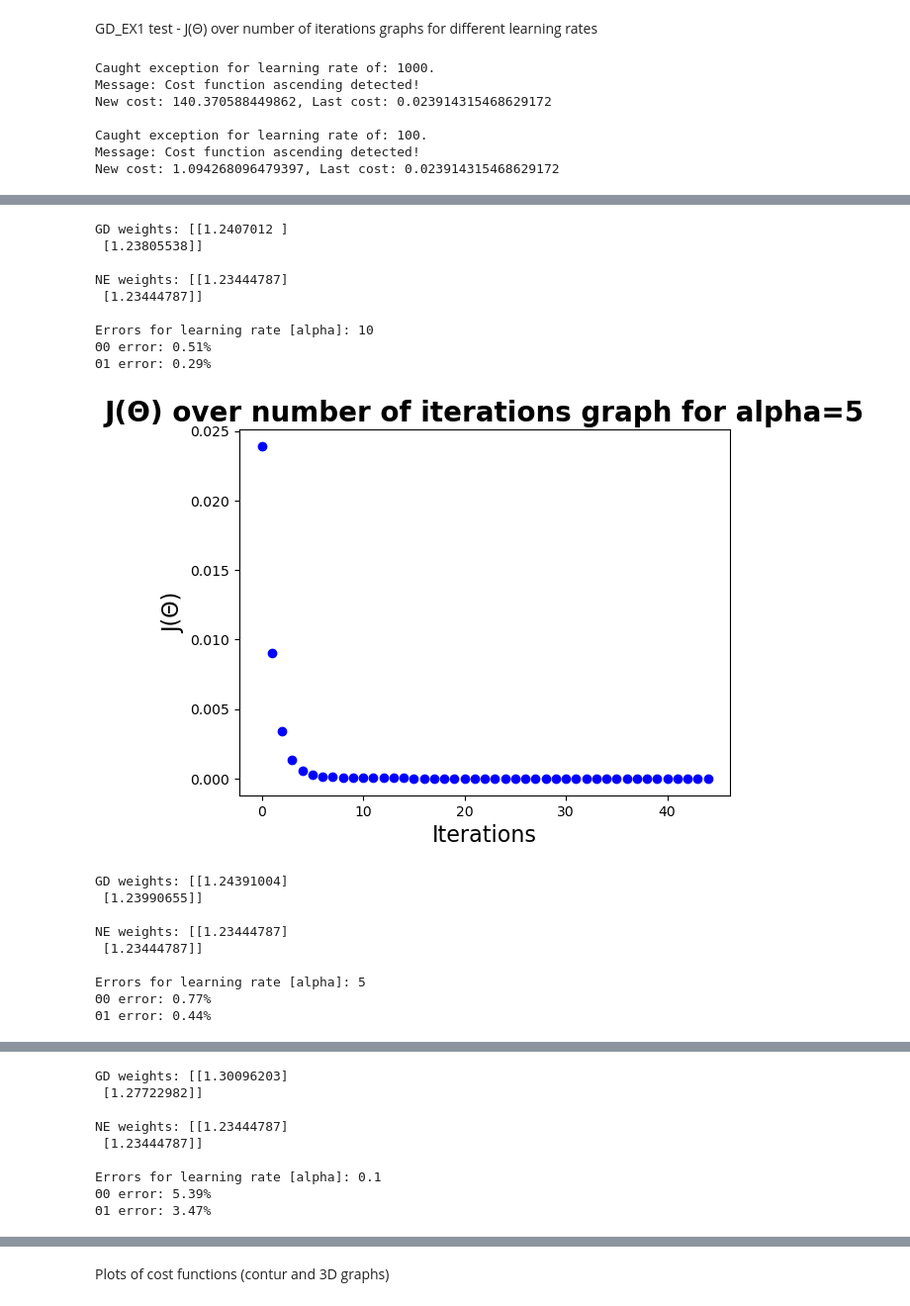
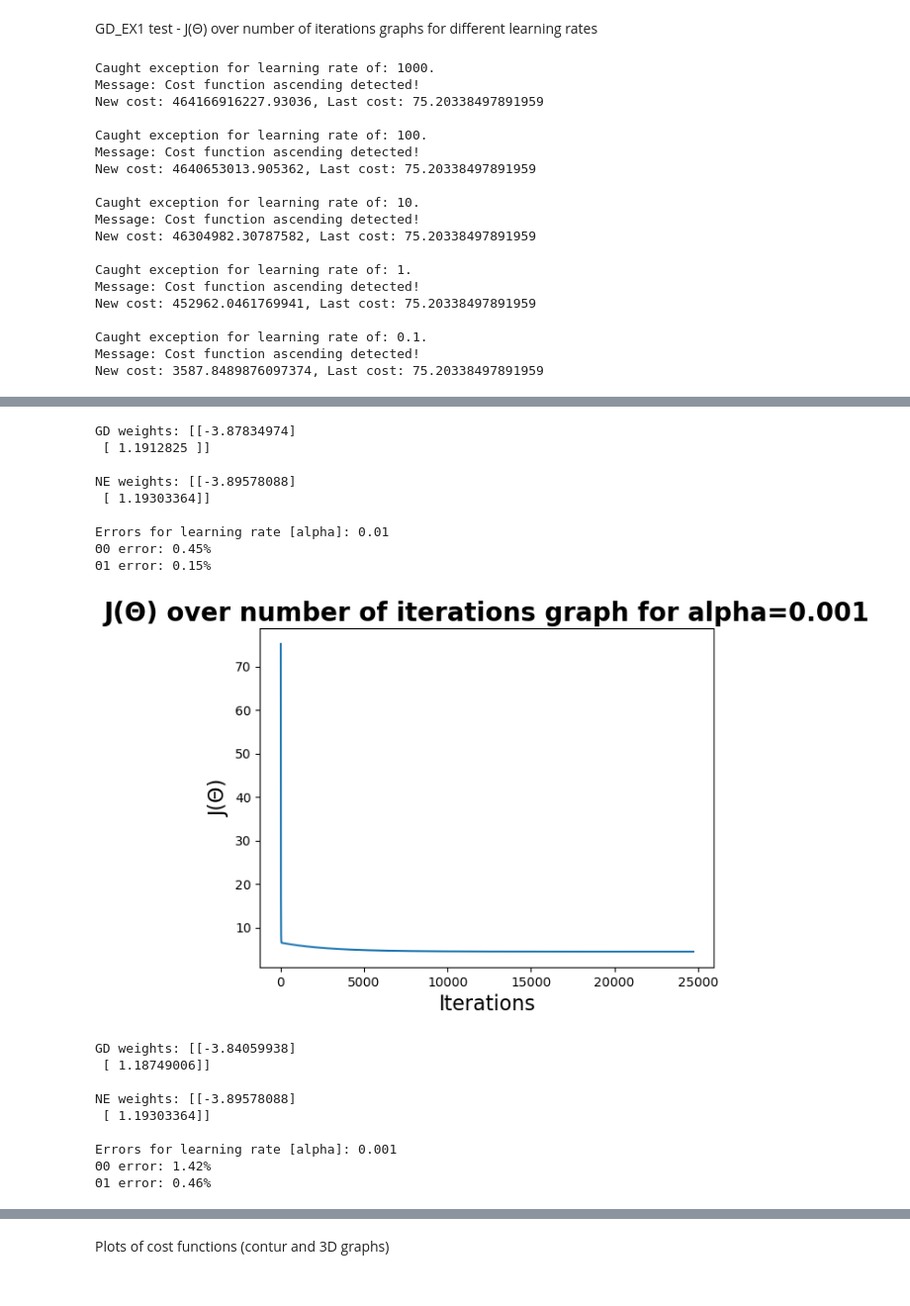
Before and after one commit to GalSarid21/MachineLearningLabs, a Jupyter notebook: Lab2/HW_2.ipynb, the cells around one changed output, grey strips where cells are left out. Shown: that part at 99% size. Saved outputs shown, nothing was run; the diff lists cells and outputs as text; code cells hidden in the pictures.

```diff
--- a/Lab2/HW_2.ipynb
+++ b/Lab2/HW_2.ipynb
@@ -166,7 +178,8 @@ Text(0.5, 1.0, 'Food truck income over population')
 # %% [markdown]
 GD_EX1 test - J(Θ) over number of iterations graphs for different learning rates
 # %%
-configuration = [(1000, 10), (100, 10), (10, 1), (5, 1), (1, 3), (0.1, 5), (0.01, 10), (0.001, 100)]
+Utils.reset_variables()
+configuration = [(1000, 1), (100, 1), (10, 1), (1, 3), (0.1, 5), (0.01, 10), (0.001, 100), (0.0001, 1000)]
 fig_num = 1
 
 for alpha, plot_res in configuration:
@@ -174,10 +187,11 @@ for alpha, plot_res in configuration:
         weights = np.array([[1],[2]])
         plt.figure(fig_num)
         gd_weights = Utils.GD_EX1(weights=weights,
-                                    dataset=ex1_df,
-                                    alpha=alpha,
-                                    plot_cost_iterations=True,
-                                    plot_resolution=plot_res)
+                                  dataset=ex1_df,
+                                  alpha=alpha,
+                                  use_regularization=False,
+                                  plot_cost_iterations=True,
+                                  plot_resolution=plot_res)
         plt.show()
         fig_num+=1
 
@@ -199,8 +213,20 @@ for alpha, plot_res in configuration:
 # %% [output]
 Caught exception for learning rate of: 1000.
 Message: Cost function ascending detected!
-New cost: 140.370588449862, Last cost: 0.023914315468629172
+New cost: 464166916227.93036, Last cost: 75.20338497891959
 
 Caught exception for learning rate of: 100.
 Message: Cost function ascending detected!
-New cost: 1.094268096479397, Last cost: 0.023914315468629172
+New cost: 4640653013.905362, Last cost: 75.20338497891959
+
+Caught exception for learning rate of: 10.
+Message: Cost function ascending detected!
+New cost: 46304982.30787582, Last cost: 75.20338497891959
+
+Caught exception for learning rate of: 1.
+Message: Cost function ascending detected!
+New cost: 452962.0461769941, Last cost: 75.20338497891959
+
+Caught exception for learning rate of: 0.1.
+Message: Cost function ascending detected!
+New cost: 3587.8489876097374, Last cost: 75.20338497891959
@@ -208,19 +234,19 @@ New cost: 1.094268096479397, Last cost: 0.023914315468629172
-GD weights: [[1.2407012 ]
- [1.23805538]]
+GD weights: [[-3.87834974]
+ [ 1.1912825 ]]
 
-NE weights: [[1.23444787]
- [1.23444787]]
+NE weights: [[-3.89578088]
+ [ 1.19303364]]
 
-Errors for learning rate [alpha]: 10
-Θ0 error: 0.51%
-Θ1 error: 0.29%
+Errors for learning rate [alpha]: 0.01
+Θ0 error: 0.45%
+Θ1 error: 0.15%
-[figure, old version]
+[figure, new version]
-GD weights: [[1.24391004]
- [1.23990655]]
+GD weights: [[-3.84059938]
+ [ 1.18749006]]
 
-NE weights: [[1.23444787]
- [1.23444787]]
+NE weights: [[-3.89578088]
+ [ 1.19303364]]
 
-Errors for learning rate [alpha]: 5
-Θ0 error: 0.77%
-Θ1 error: 0.44%
+Errors for learning rate [alpha]: 0.001
+Θ0 error: 1.42%
+Θ1 error: 0.46%
@@ -238,9 +262,0 @@ Errors for learning rate [alpha]: 1
-GD weights: [[1.30096203]
- [1.27722982]]
-
-NE weights: [[1.23444787]
- [1.23444787]]
-
-Errors for learning rate [alpha]: 0.1
-Θ0 error: 5.39%
-Θ1 error: 3.47%
```
Also changed, not shown: parts of 5 cells of this notebook.
